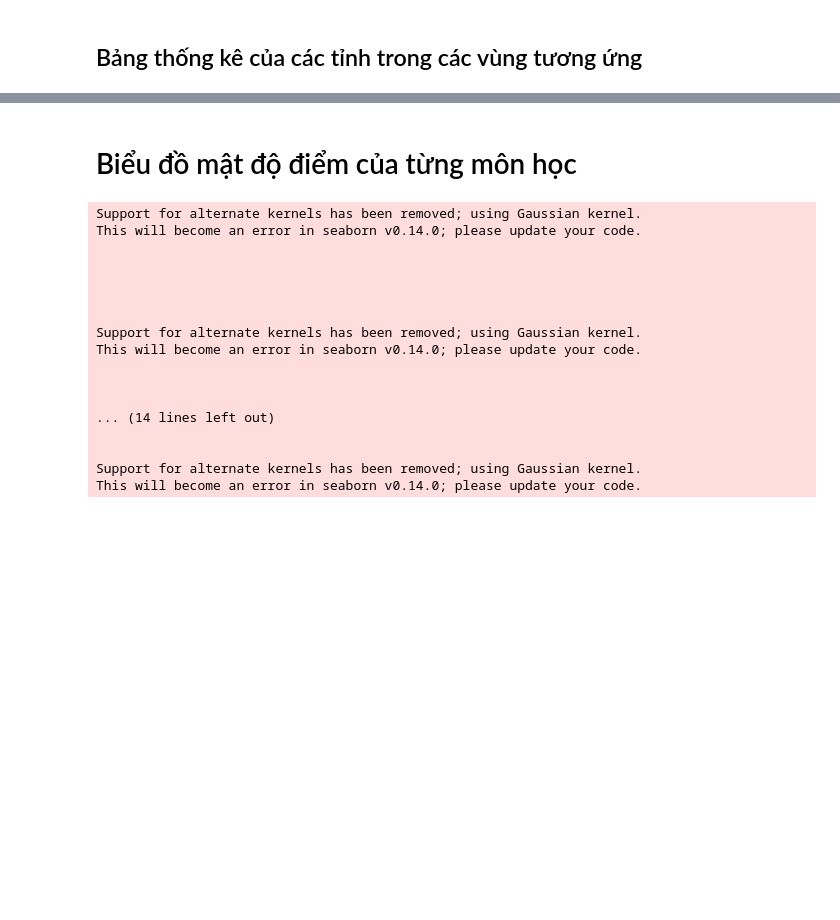
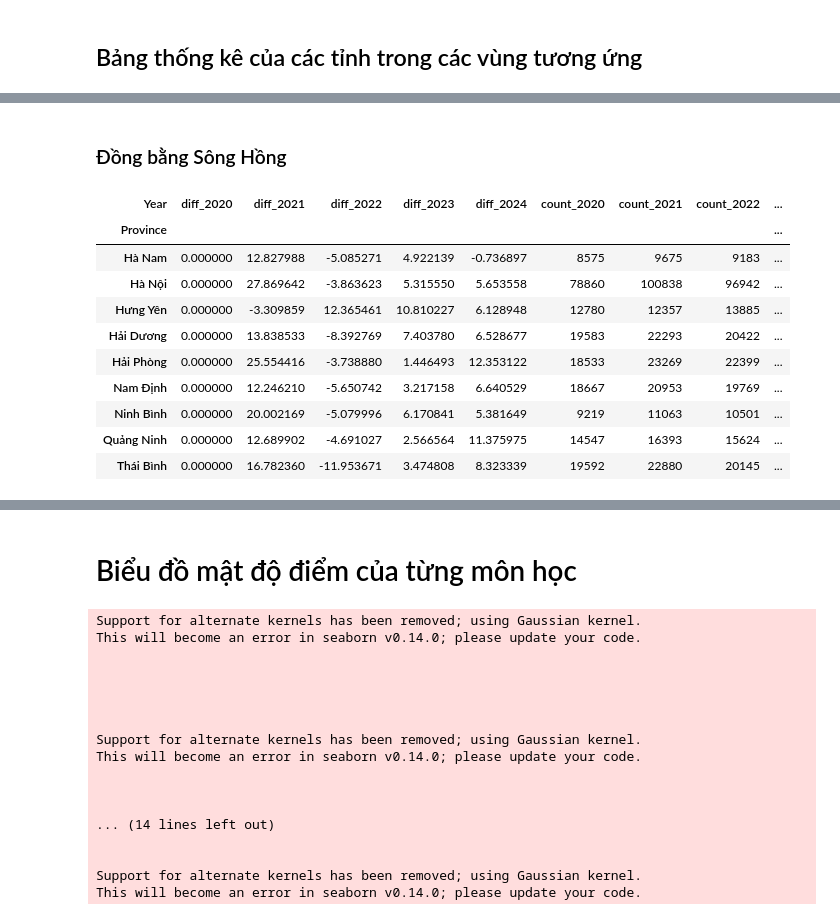
Before and after one commit to TubVP/BTL_TDA, a Jupyter notebook: Phantich/sosanh.ipynb, the cells around one changed output, grey strips where cells are left out. Drawn from its saved outputs; the diff is of its cells as text; code cells hidden in the pictures; blank space fills up the shorter version.

```diff
--- a/Phantich/sosanh.ipynb
+++ b/Phantich/sosanh.ipynb
@@ -260,0 +271,26 @@ for region_name, provinces in regions.items():
+# %% [markdown]
+### Đồng bằng Sông Hồng
+# %%
+
+provinces_in_region = vietnam_regions_detailed['Đồng Bằng Sông Hồng']
+
+
+yearly_changes_percentage = calculate_yearly_changes_percentage(files, provinces_in_region)
+
+
+styled_df = yearly_changes_percentage.style.background_gradient(cmap="coolwarm", axis=None)
+
+# Hiển thị bảng có màu
+styled_df
+# %% [output]
+| Year | diff_2020 | diff_2021 | diff_2022 | diff_2023 | diff_2024 | count_2020 | count_2021 | count_2022 | ... |
+| Province |  |  |  |  |  |  |  |  | ... |
+| Hà Nam | 0.000000 | 12.827988 | -5.085271 | 4.922139 | -0.736897 | 8575 | 9675 | 9183 | ... |
+| Hà Nội | 0.000000 | 27.869642 | -3.863623 | 5.315550 | 5.653558 | 78860 | 100838 | 96942 | ... |
+| Hưng Yên | 0.000000 | -3.309859 | 12.365461 | 10.810227 | 6.128948 | 12780 | 12357 | 13885 | ... |
+| Hải Dương | 0.000000 | 13.838533 | -8.392769 | 7.403780 | 6.528677 | 19583 | 22293 | 20422 | ... |
+| Hải Phòng | 0.000000 | 25.554416 | -3.738880 | 1.446493 | 12.353122 | 18533 | 23269 | 22399 | ... |
+| Nam Định | 0.000000 | 12.246210 | -5.650742 | 3.217158 | 6.640529 | 18667 | 20953 | 19769 | ... |
+| Ninh Bình | 0.000000 | 20.002169 | -5.079996 | 6.170841 | 5.381649 | 9219 | 11063 | 10501 | ... |
+| Quảng Ninh | 0.000000 | 12.689902 | -4.691027 | 2.566564 | 11.375975 | 14547 | 16393 | 15624 | ... |
+| Thái Bình | 0.000000 | 16.782360 | -11.953671 | 3.474808 | 8.323339 | 19592 | 22880 | 20145 | ... |
```
Also changed, not shown: parts of 11 cells of this notebook, 3 other files.
